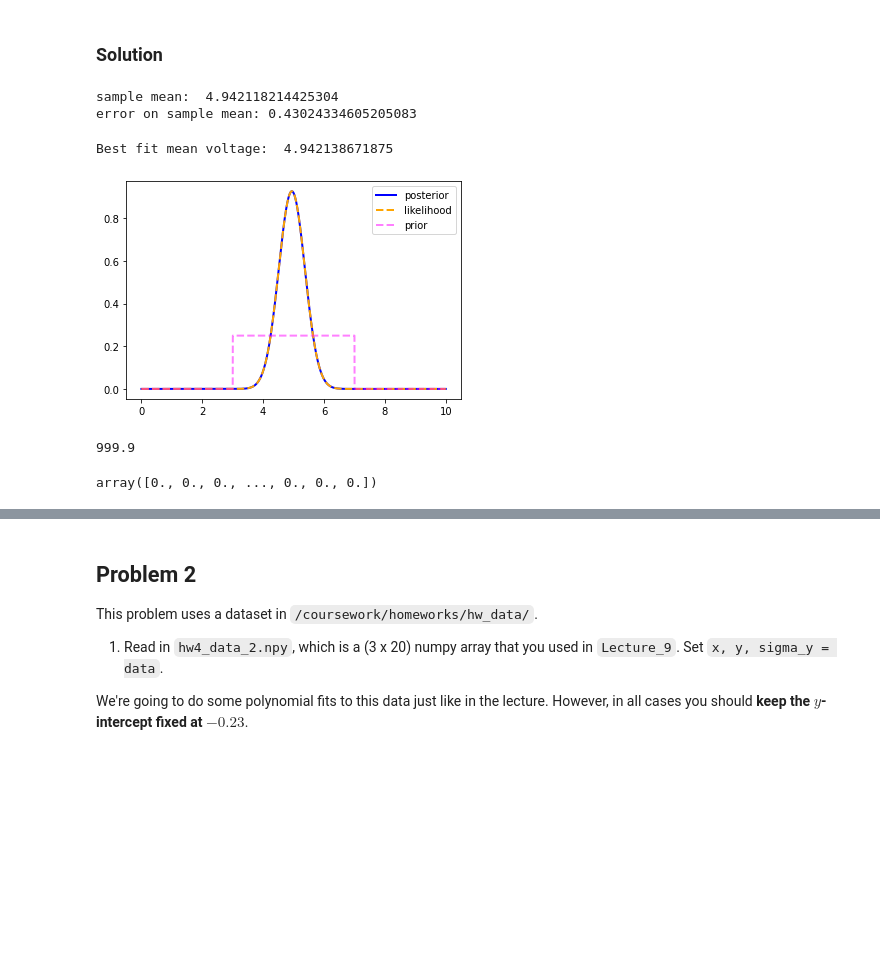
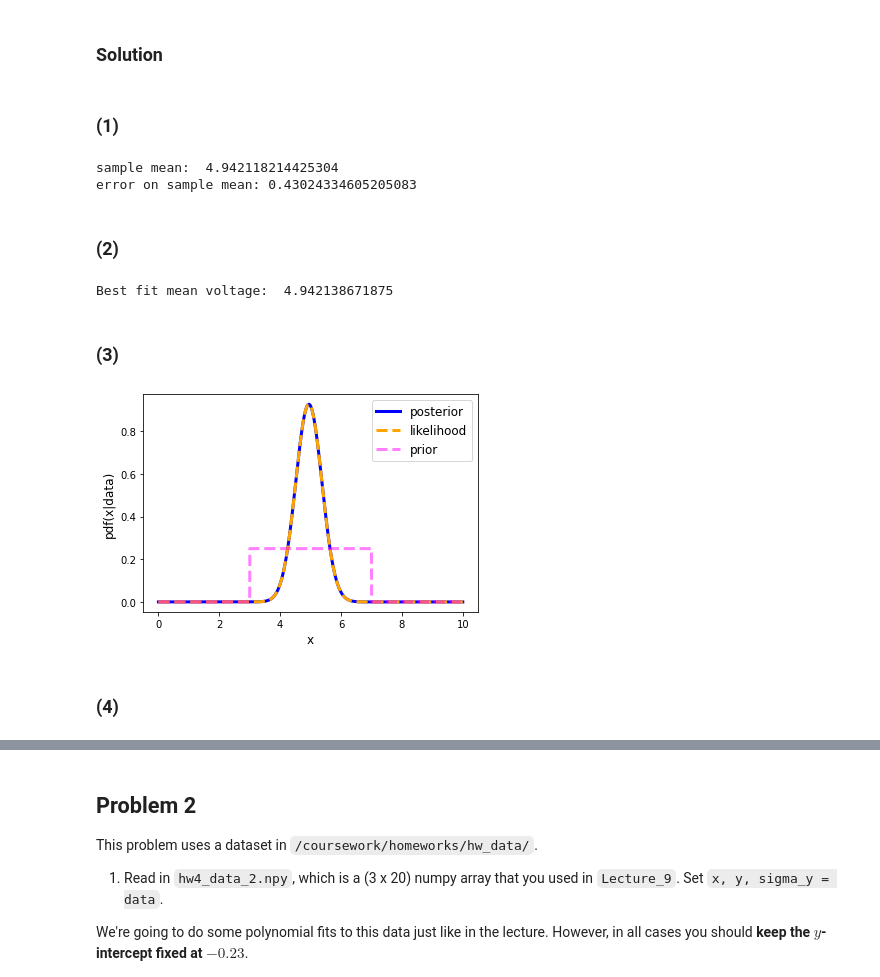
Before and after one commit to VanderbiltAstronomy/astr_8070_s22, a Jupyter notebook: coursework/student_folders/niana_mohammed/vu_astr8070_s22_hw4_NianaMohammed.ipynb, the cells around one changed output, grey strips where cells are left out. Drawn from its saved outputs; the diff is of its cells as text; code cells hidden in the pictures; blank space fills up the shorter version.

```diff
--- a/coursework/student_folders/niana_mohammed/vu_astr8070_s22_hw4_NianaMohammed.ipynb
+++ b/coursework/student_folders/niana_mohammed/vu_astr8070_s22_hw4_NianaMohammed.ipynb
@@ -35,16 +35,15 @@ import scipy.stats
 from scipy.stats import norm
 from scipy.stats import uniform
 from scipy import optimize
+# %% [markdown]
+### (1)
 # %%
-# (1) Read in hw4_data_1.npy. This is a (10 x 2) numpy array, with voltage measurements in the first column and
-# heteroscedastic voltage uncertainties in the second column. Compute the sample mean and the standard error on
-# the sample mean for this data.
-
+# (1)
 # Loading hw4_data_1.npy
 data = np.load("../../homeworks/hw_data/hw4_data_1.npy")
 # extracting voltage measurements and uncertainties
-meas = np.array([i[0] for i in data])
-uncert = np.array([i[1] for i in data])
+meas = data[:,0]
+uncert = data[:,1]
 
 # Using heteroscedastic gaussian result from derivation in Lecture 5
 # to calculate sample mean and error on sample mean
@@ -55,4 +54,6 @@ print('error on sample mean:',error)
 # %% [output]
 sample mean:  4.942118214425304
 error on sample mean: 0.43024334605205083
+# %% [markdown]
+### (2)
 # %%
@@ -74,44 +74,41 @@ beta_squared = optimize.fmin(f_squared, beta0, disp=False) # scipy optimize find
 print('Best fit mean voltage: ',beta_squared[0])
 # %% [output]
 Best fit mean voltage:  4.942138671875
+# %% [markdown]
+### (3)
 # %%
-# (3) Compute and plot the Bayesian posterior probability density (not the log posterior) for the mean voltage
-# assuming a uniform prior for the mean in the range 3 to 7. Make sure this posterior pdf is normalized!
-
-sums = []
-probsum = []
+# (3)
+# make a grid of mu values (mean voltage values)
 mu_grid = np.linspace(0,10,10000)
-# pri = np.linspace(3,7,100)#/(7-3)
-pri = np.repeat(1,len(mu_grid))/(7-3) # prior is equal to mu_grid range, so it's fine
+# assuming a uniform prior for the mean in the range 3 to 7
+pri = np.repeat(1,len(mu_grid))/(7-3)
+# the prior exists only for mu values within the 3-7 range; prior should be 0 outside of that range.
+# prior will limit the posterior pdf to within this range.
 pri[(mu_grid<3)] = 0
 pri[(mu_grid>7)] = 0
 
+# find the likelihood
+probsum = []
 for i in range(len(mu_grid)):
-#     logpdf = norm.logpdf(meas,loc=pri[i],scale=uncert)
-#     sums.append(np.sum(logpdf)) # taking sum instead of product because we already took the log
-#   can also find pdf and then take sum instead...gives the same result, but with a warning message.
-    pdf = norm.pdf(meas,loc=mu_grid[i],scale=uncert)
+#   can also find pdf and then take the product
+    pdf = norm.pdf(meas,loc=mu_grid[i],scale=uncert) # same thing as doing 'norm(meas,uncert).pdf(mu_grid[i])'
     probsum.append(np.product(pdf))
 L = np.array(probsum)
-# L = np.array(sums)
+
+# find the Bayesian posterior probability density (not the log posterior)
 post = L*pri
-# plt.plot(pri, post, label='posterior',lw=2)
-plt.plot(mu_grid, post/(np.sum(post) * (mu_grid[1]-mu_grid[0])), label='posterior',c='b',lw=2)
-plt.plot(mu_grid, L/(np.sum(L) * (mu_grid[1]-mu_grid[0])), label='likelihood',c='orange',ls='--',lw=2)
-plt.plot(mu_grid, pri, label='prior',c='magenta', alpha=0.5, ls='--',lw=2)
-plt.legend()
+# normalize posterior
+normal_post = post/(np.sum(post) * (mu_grid[1]-mu_grid[0]))
+
+# plot the normalized posterior, normalized likelihood, and prior distributions
+plt.plot(mu_grid, post/(np.sum(post) * (mu_grid[1]-mu_grid[0])), label='posterior',c='b',lw=3)
+plt.plot(mu_grid, L/(np.sum(L) * (mu_grid[1]-mu_grid[0])), label='likelihood',c='orange',ls='--',lw=3)
+plt.plot(mu_grid, pri, label='prior',c='magenta', alpha=0.5, ls='--',lw=3)
+plt.xlabel('x',fontsize=12);plt.ylabel('pdf(x|data)',fontsize=12)
+plt.legend(fontsize=12)
 plt.show()
 # %% [output]
-[figure, old version]
+[figure, new version]
-# %%
-np.sum(post/(np.sum(post)))/(mu_grid[1]-mu_grid[0])
-# %% [output]
-999.9
-# %%
-np.sum(post/(np.sum(post) * (mu_grid[1]-mu_grid[0])))
-np.sum(post/(np.sum(post)))
-post/(np.sum(post))
-#cdf = sum(pdf)*dx
-# %% [output]
-array([0., 0., 0., ..., 0., 0., 0.])
+# %% [markdown]
+### (4)
 # %%
```
Also changed, not shown: parts of 28 cells of this notebook, 2 other files.
